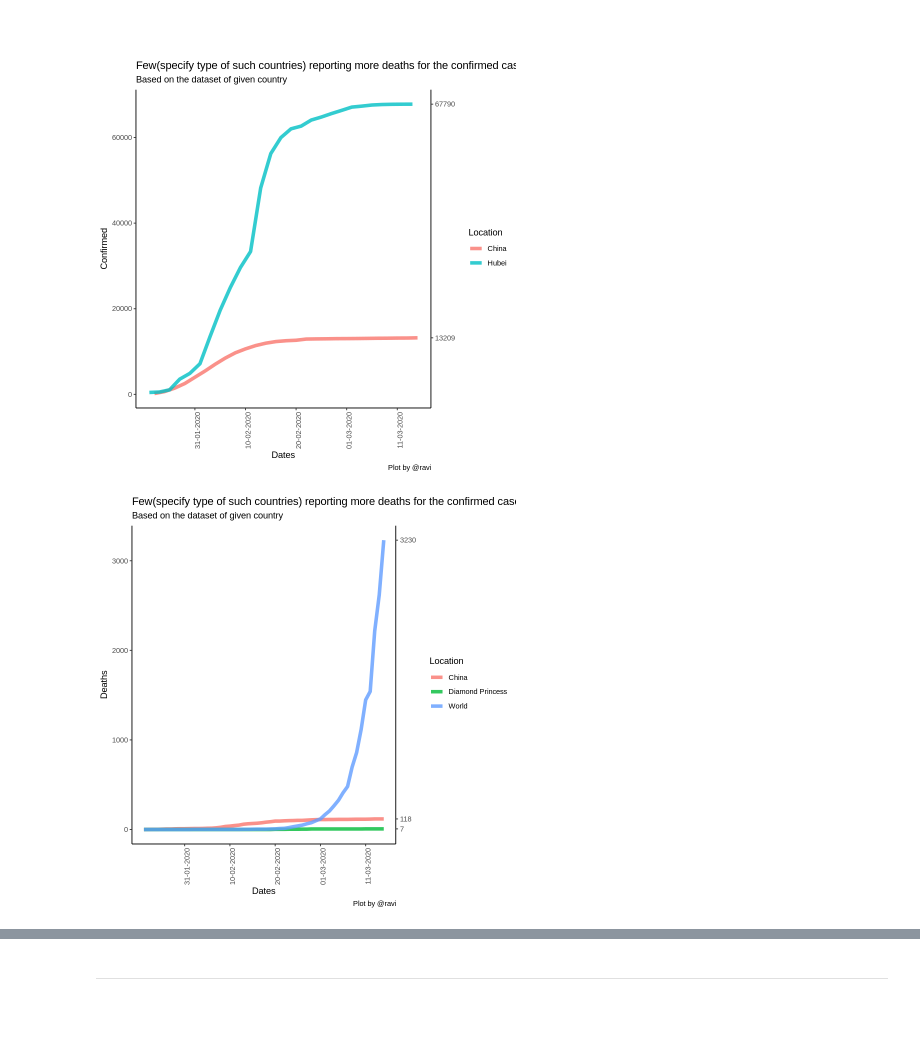
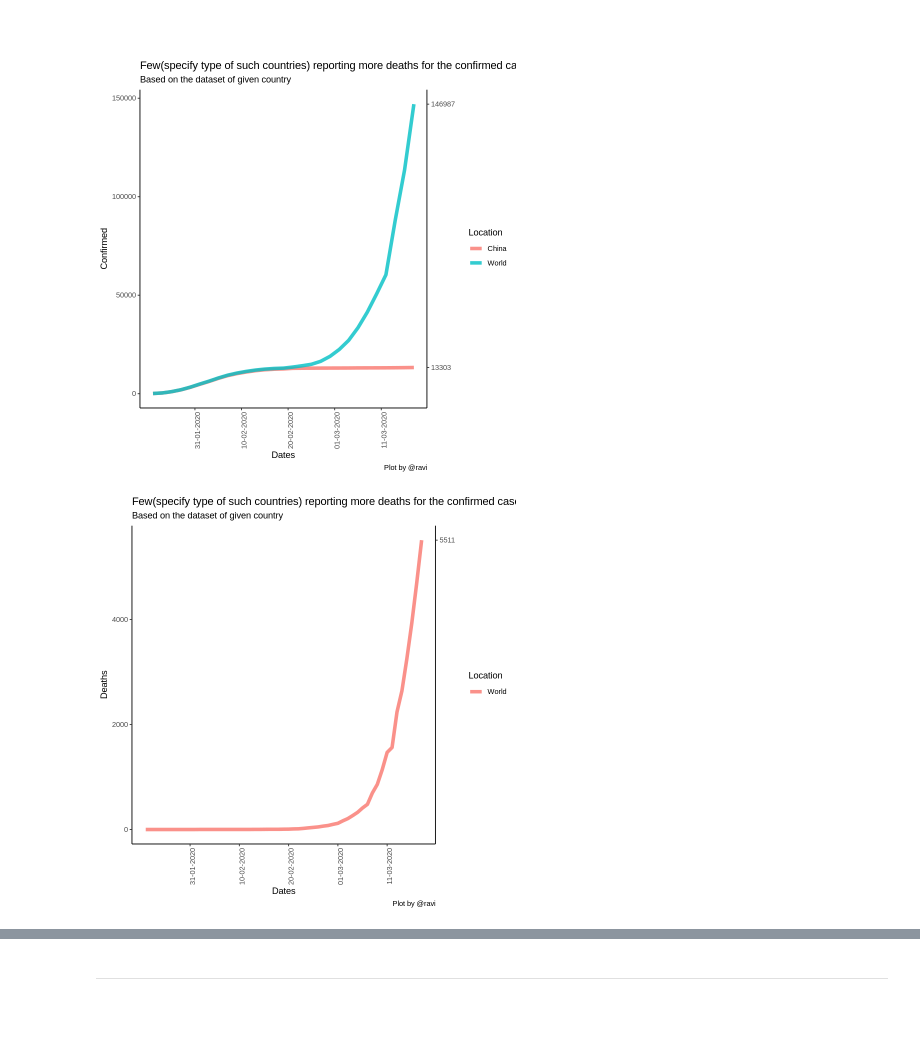
Before and after one commit to ravi-prakash1907/A-tracking-of-COVID-19, a Jupyter notebook: COVID-19/Notebooks/visualizer.ipynb, the cells around one changed output, grey strips where cells are left out. Drawn from its saved outputs; the diff is of its cells as text; code cells hidden in the pictures.

```diff
--- a/COVID-19/Notebooks/visualizer.ipynb
+++ b/COVID-19/Notebooks/visualizer.ipynb
@@ -369,11 +369,11 @@ head(Four.dataset.locationWise, 10)
 <br />
 # %%
 # Lines
-till.date.Confirmed(c("Hubei", "China"))
+till.date.Confirmed(c("World", "China"))
 # %% [output]
-[figure, old version]
+[figure, new version]
 # %%
-till.date.Deaths("Hubei", T)
+till.date.Deaths("World")
 # %% [output]
-[figure, old version]
+[figure, new version]
 # %%
```
Also changed, not shown: parts of 7 cells of this notebook, 2 other files.
